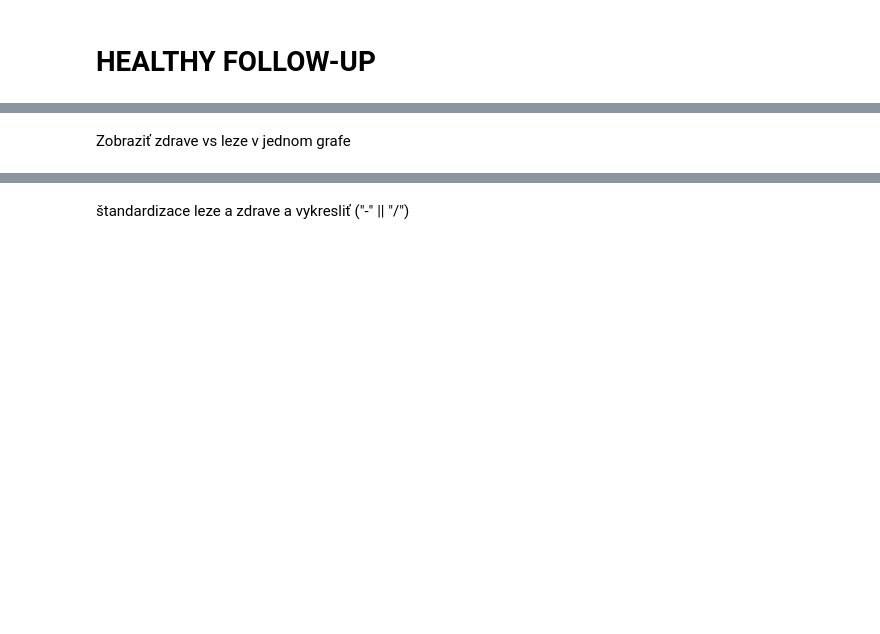
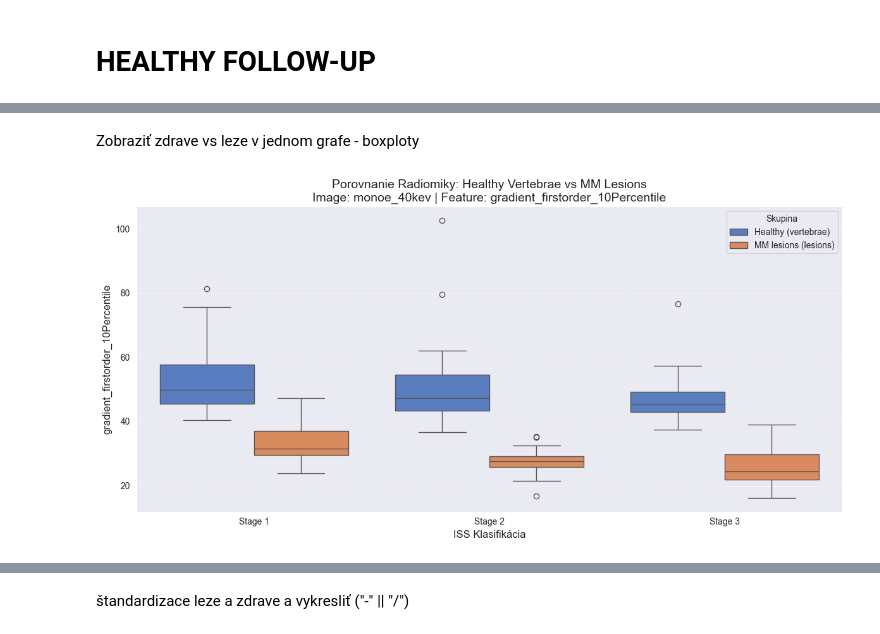
Before and after one commit to lukas1110/Analysis-of-multiple-myelomas-from-dual-CT, a Jupyter notebook: spine_level/healthy_analysis.ipynb, the cells around one changed output, grey strips where cells are left out. Saved outputs shown, nothing was run; the diff lists cells and outputs as text; code cells hidden in the pictures; blank space fills up the shorter version.

```diff
--- a/spine_level/healthy_analysis.ipynb
+++ b/spine_level/healthy_analysis.ipynb
@@ -235,2 +234,2 @@ for patient, df in patient_follow_up_dfs[image_type].items():
 # %% [markdown]
-Zobraziť zdrave vs leze v jednom grafe
+Zobraziť zdrave vs leze v jednom grafe - boxploty
@@ -236,0 +290,64 @@ Zobraziť zdrave vs leze v jednom grafe
+# %%
+import seaborn as sns
+import matplotlib.pyplot as plt
+import pandas as pd
+
+all_datasets = merged_csv(r"E:\DATA_Myelomy")
+
+# 2. Nastavenia pre vizualizáciu
+image = "monoe_40kev"
+feature = "gradient_firstorder_10Percentile"
+
+# 3. Príprava dát pre vertebrae (Healthy)
+# Kľúč v slovníku je vytvorený tvojou funkciou: {image}_vertebrae
+if f"{image}_vertebrae" in all_datasets:
+    df_v = all_datasets[f"{image}_vertebrae"].copy()
+    # Prepojenie s klinickými dátami (clinical_df musí existovať v pamäti)
+    merged_v = pd.merge(df_v, clinical_df, left_on='patient', right_on='Patient ID')
+    merged_v['Dataset Type'] = 'Healthy (vertebrae)'
+else:
+    print(f"Chyba: Dáta pre {image}_vertebrae sa nenašli.")
+    merged_v = pd.DataFrame()
+
+# 4. Príprava dát pre lesions (MM lesions)
+# Kľúč v slovníku: {image}_lesions
+if f"{image}_lesions" in all_datasets:
+    df_l = all_datasets[f"{image}_lesions"].copy()
+    merged_l = pd.merge(df_l, clinical_df, left_on='patient', right_on='Patient ID')
+    merged_l['Dataset Type'] = 'MM lesions (lesions)'
+else:
+    print(f"Chyba: Dáta pre {image}_lesions sa nenašli.")
+    merged_l = pd.DataFrame()
+
+# 5. Spojenie oboch pripravených tabuliek do jednej pre Seaborn
+if not merged_v.empty and not merged_l.empty:
+    combined_df = pd.concat([merged_v, merged_l], ignore_index=True)
+
+    # 6. Vykreslenie boxplotov
+    plt.figure(figsize=(12, 6))
+
+    # Použijeme 'hue' na rozlíšenie Healthy vs Lesions
+    sns.boxplot(
+        data=combined_df,
+        x="ISS classification",
+        y=feature,
+        hue="Dataset Type",
+        palette="muted",
+        showfliers=True  # Zobrazí outliery ako bodky
+    )
+
+    # Pridanie názvu a popisov
+    plt.title(f"Porovnanie Radiomiky: Healthy Vertebrae vs MM Lesions\nImage: {image} | Feature: {feature}", fontsize=14)
+    plt.xlabel("ISS Klasifikácia", fontsize=12)
+    plt.ylabel(feature, fontsize=12)
+    plt.grid(True, axis='y', linestyle='--', alpha=0.5)
+
+    # Úprava legendy
+    plt.legend(title="Skupina", loc="upper right")
+
+    plt.tight_layout()
+    plt.show()
+else:
+    print("Nedostatok dát na vykreslenie porovnania.")
+# %% [output]
+[figure, added]
```
Also changed, not shown: parts of 12 cells of this notebook, 3 other files.
